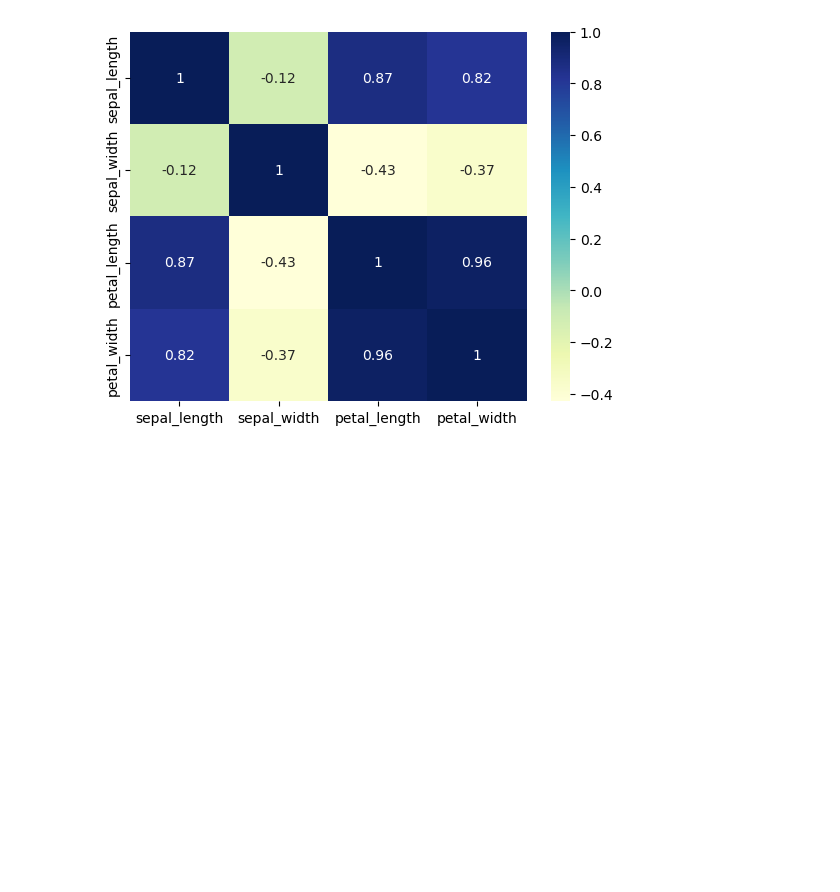
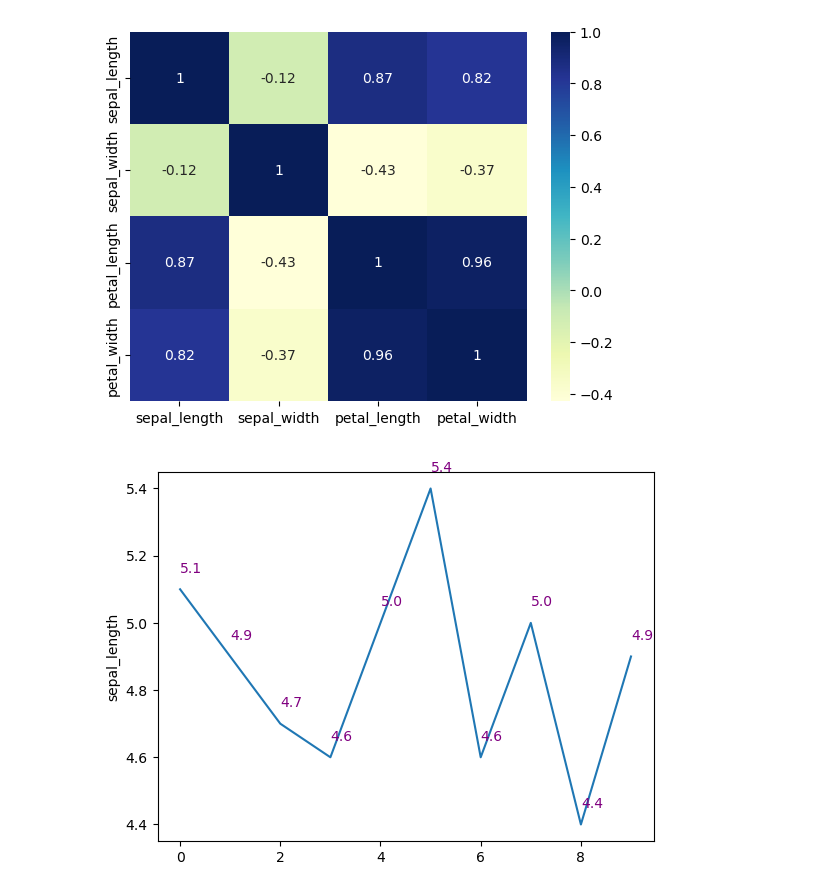
Before and after one commit to ivankching/workflow-utils, a Jupyter notebook: test_notebook.ipynb, the cells around one changed output. Drawn from its saved outputs; the diff is of its cells as text; code cells hidden in the pictures; blank space fills up the shorter version.

Commit message:
Add labeled_lineplot

```diff
--- a/test_notebook.ipynb
+++ b/test_notebook.ipynb
@@ -50,3 +50,9 @@ three_plot = visualization.countplots(data3, cols=2, size=(8,5))
 _ = visualization.correlation_heatmap(data)
 # %% [output]
 [figure]
+# %%
+example = data['sepal_length'][:10]
+# %%
+ax = visualization.labeled_lineplot(example, offset=-0.05)
+# %% [output]
+[figure, added]
```
Also changed, not shown: 1 other file.
